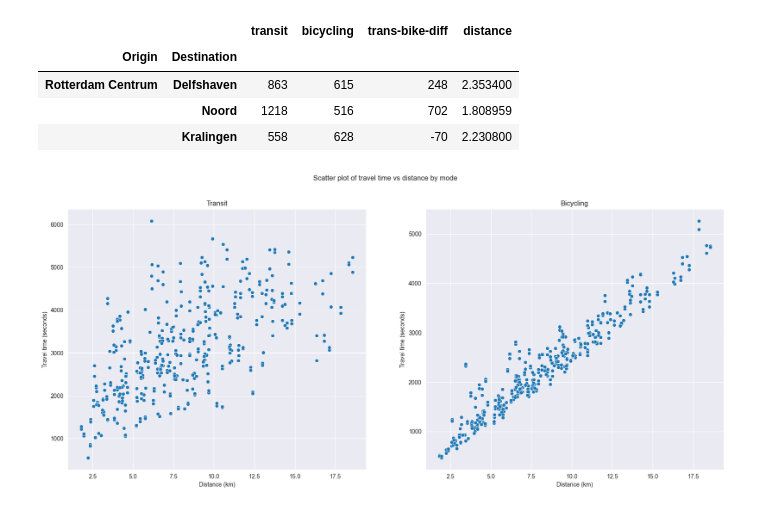
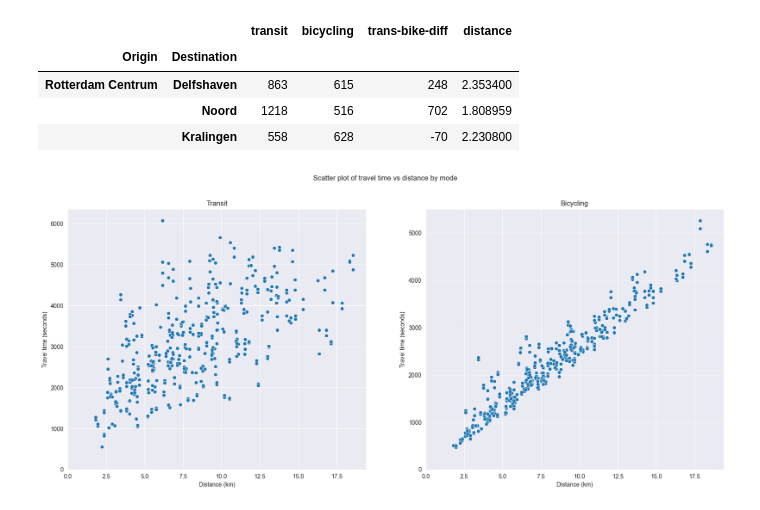
Before and after one commit to EwoutH/urban-self-driving-effects, a Jupyter notebook: travel_api/travel_time_distance_google.ipynb, the cells around one changed output. Saved outputs shown, nothing was run; the diff lists cells and outputs as text; code cells hidden in the pictures.

```diff
--- a/travel_api/travel_time_distance_google.ipynb
+++ b/travel_api/travel_time_distance_google.ipynb
@@ -422,17 +422,20 @@ travel_time_df.head(3)
 # %%
 # Create two subplots
 fig, axs = plt.subplots(1, 2, figsize=(20, 8))
 
 for i, mode in enumerate(travel_time_dict.keys()):
     # Scatter plot with seaborn
     sns.scatterplot(data=travel_time_df, x="distance", y=mode, ax=axs[i])
     axs[i].set_title(mode.capitalize())
     axs[i].set_xlabel("Distance (km)")
     axs[i].set_ylabel("Travel time (seconds)")
+    # X and y axis start at 0
+    axs[i].set_xlim(0, None)
+    axs[i].set_ylim(0, None)
 
 # Add title
 plt.suptitle("Scatter plot of travel time vs distance by mode")
 # Save the plot
-plt.savefig("travel_time_distance_scatter.png", dpi=300, bbox_inches="tight")
+plt.savefig("img/travel_time_distance_scatter.png", dpi=300, bbox_inches="tight")
 # %% [output]
-[figure, old version]
+[figure, new version]
```
Also changed, not shown: parts of 5 cells of this notebook, 18 other files.
